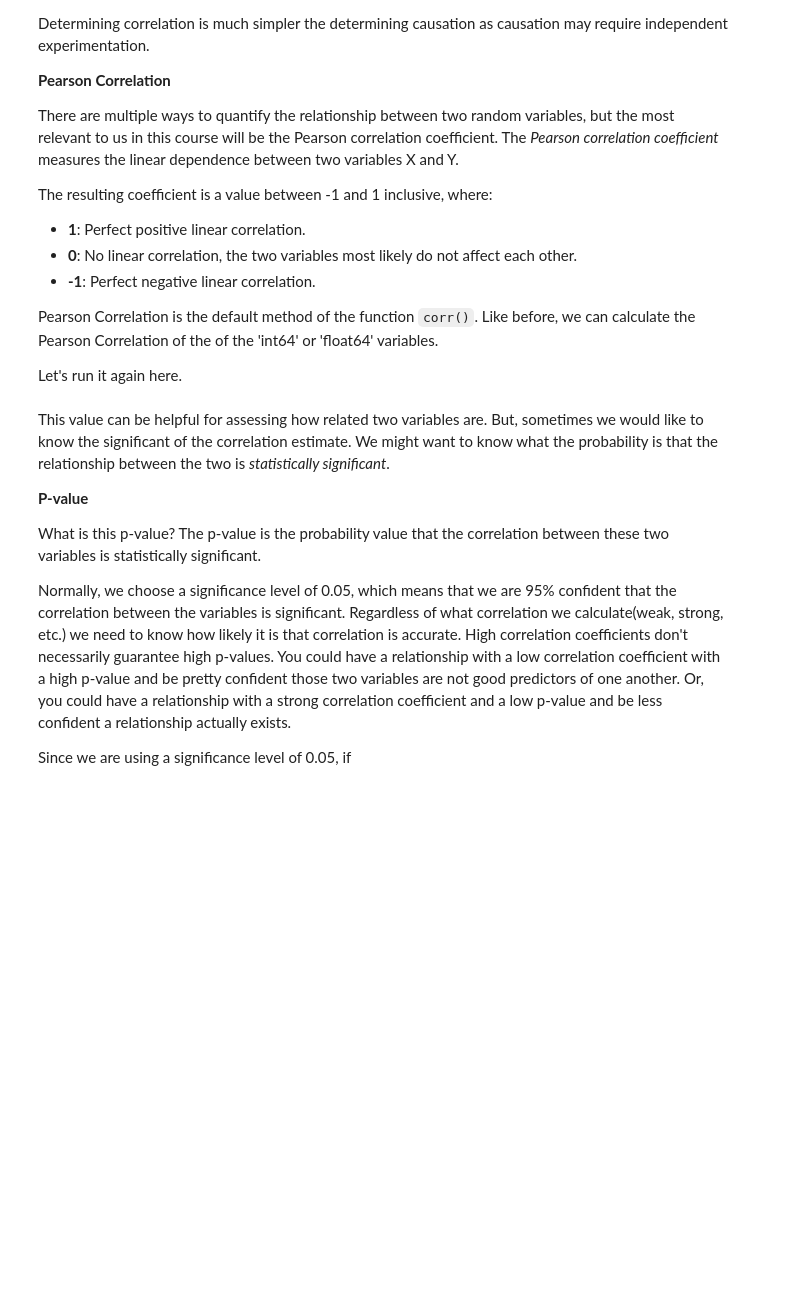
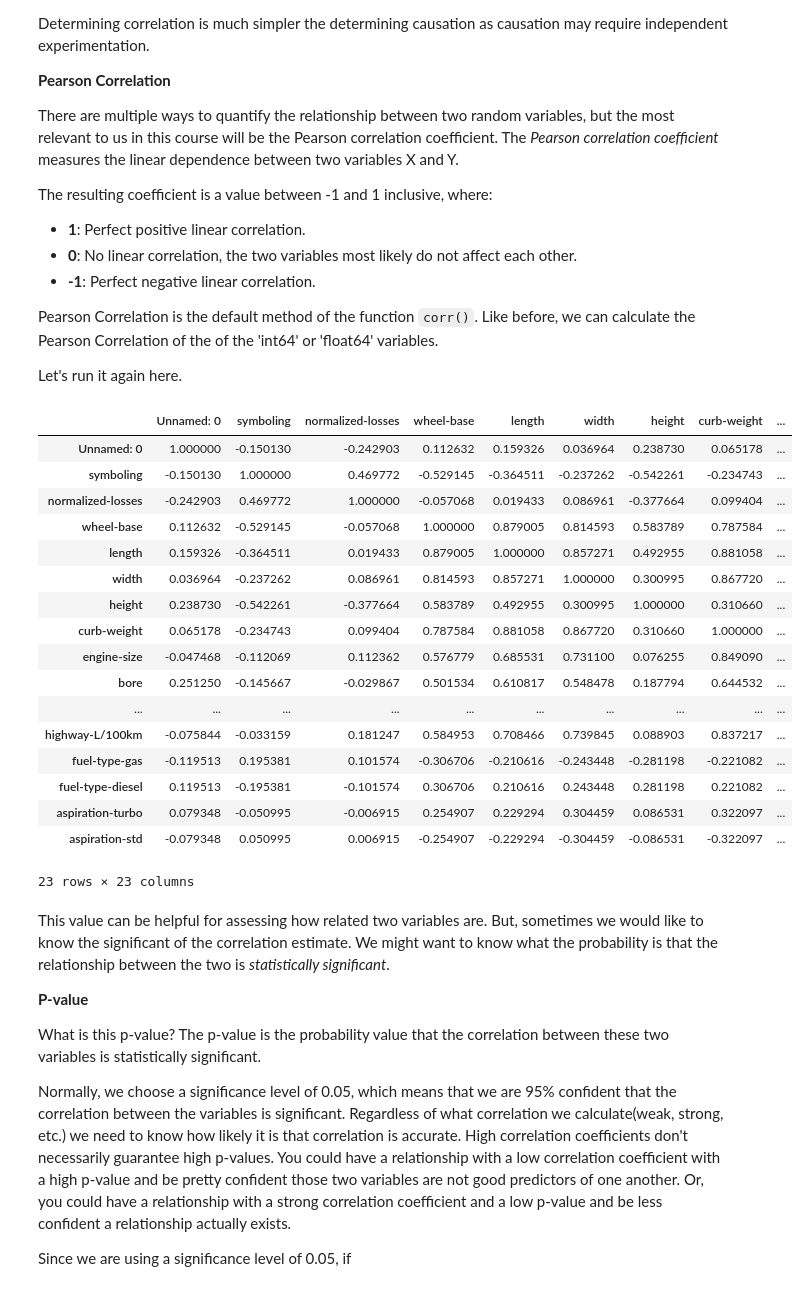
Before and after one commit to EPIC-Campus-LPS/automobile-regression-model-NorahAhnstedt, a Jupyter notebook: FAI_Automobile_Part2(3).ipynb, the cells around one changed output. Cells and saved outputs as stored; diff of their text form; code cells hidden in the pictures; blank space fills up the shorter version.

```diff
--- a/FAI_Automobile_Part2(3).ipynb
+++ b/FAI_Automobile_Part2(3).ipynb
@@ -310,6 +428,27 @@ The resulting coefficient is a value between -1 and 1 inclusive, where:
 Pearson Correlation is the default method of the function `corr()`. Like before, we can calculate the Pearson Correlation of the of the 'int64' or 'float64'  variables.
 
 Let's run it again here.
+# %%
+df_num.corr()
+# %% [output]
+|  | Unnamed: 0 | symboling | normalized-losses | wheel-base | length | width | height | curb-weight | ... |
+| Unnamed: 0 | 1.000000 | -0.150130 | -0.242903 | 0.112632 | 0.159326 | 0.036964 | 0.238730 | 0.065178 | ... |
+| symboling | -0.150130 | 1.000000 | 0.469772 | -0.529145 | -0.364511 | -0.237262 | -0.542261 | -0.234743 | ... |
+| normalized-losses | -0.242903 | 0.469772 | 1.000000 | -0.057068 | 0.019433 | 0.086961 | -0.377664 | 0.099404 | ... |
+| wheel-base | 0.112632 | -0.529145 | -0.057068 | 1.000000 | 0.879005 | 0.814593 | 0.583789 | 0.787584 | ... |
+| length | 0.159326 | -0.364511 | 0.019433 | 0.879005 | 1.000000 | 0.857271 | 0.492955 | 0.881058 | ... |
+| width | 0.036964 | -0.237262 | 0.086961 | 0.814593 | 0.857271 | 1.000000 | 0.300995 | 0.867720 | ... |
+| height | 0.238730 | -0.542261 | -0.377664 | 0.583789 | 0.492955 | 0.300995 | 1.000000 | 0.310660 | ... |
+| curb-weight | 0.065178 | -0.234743 | 0.099404 | 0.787584 | 0.881058 | 0.867720 | 0.310660 | 1.000000 | ... |
+| engine-size | -0.047468 | -0.112069 | 0.112362 | 0.576779 | 0.685531 | 0.731100 | 0.076255 | 0.849090 | ... |
+| bore | 0.251250 | -0.145667 | -0.029867 | 0.501534 | 0.610817 | 0.548478 | 0.187794 | 0.644532 | ... |
+| ... | ... | ... | ... | ... | ... | ... | ... | ... | ... |
+| highway-L/100km | -0.075844 | -0.033159 | 0.181247 | 0.584953 | 0.708466 | 0.739845 | 0.088903 | 0.837217 | ... |
+| fuel-type-gas | -0.119513 | 0.195381 | 0.101574 | -0.306706 | -0.210616 | -0.243448 | -0.281198 | -0.221082 | ... |
+| fuel-type-diesel | 0.119513 | -0.195381 | -0.101574 | 0.306706 | 0.210616 | 0.243448 | 0.281198 | 0.221082 | ... |
+| aspiration-turbo | 0.079348 | -0.050995 | -0.006915 | 0.254907 | 0.229294 | 0.304459 | 0.086531 | 0.322097 | ... |
+| aspiration-std | -0.079348 | 0.050995 | 0.006915 | -0.254907 | -0.229294 | -0.304459 | -0.086531 | -0.322097 | ... |
+23 rows × 23 columns
 # %% [markdown]
 This value can be helpful for assessing how related two variables are. But, sometimes we would like to know the significant of the correlation estimate. We might want to know what the probability is that the relationship between the two is *statistically significant*.
 
```
Also changed, not shown: parts of 33 cells of this notebook.
